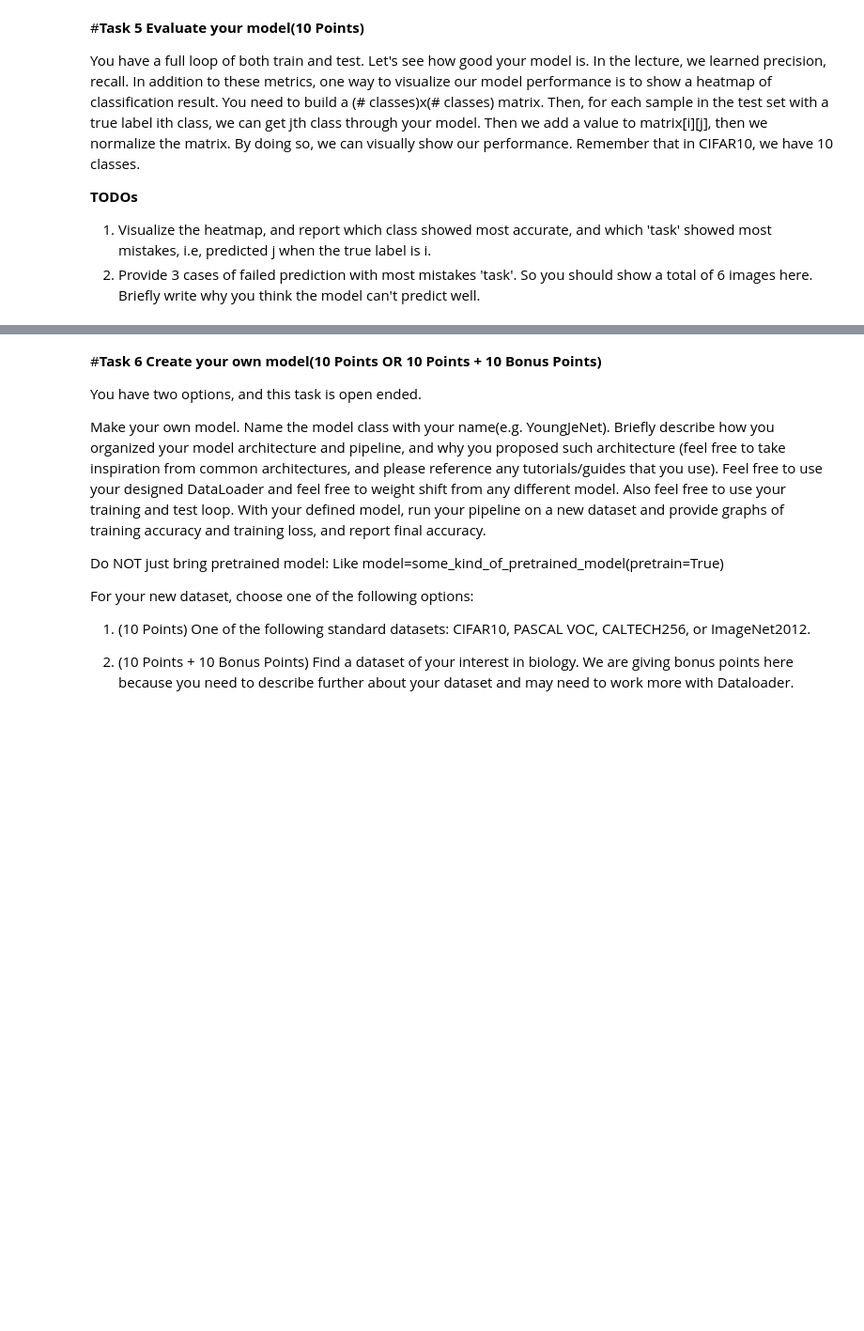
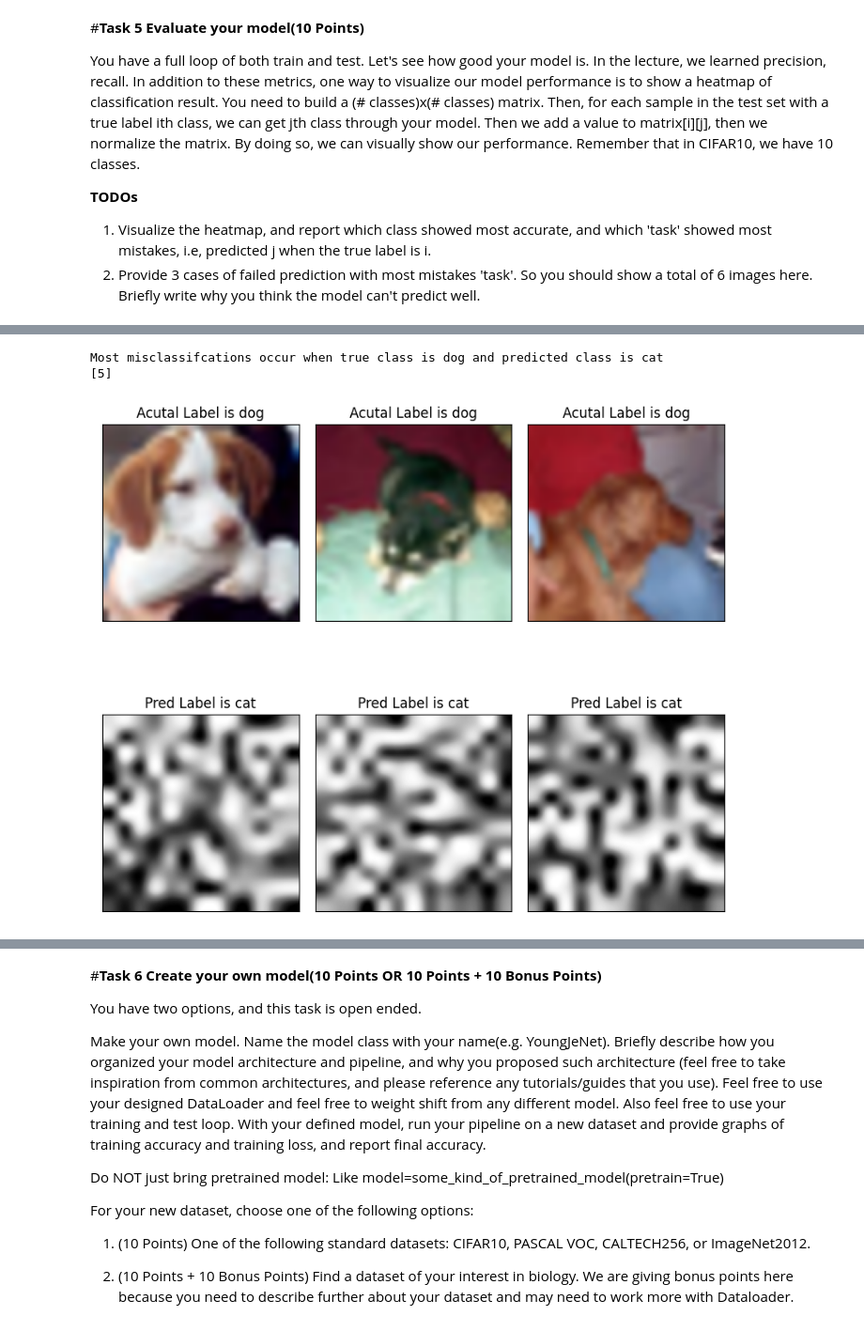
Before and after one commit to ThomasCZhang/CMU-02620-ML-Spring2023, a Jupyter notebook: HW4/02_620_HW4_Programming.ipynb, the cells around one changed output, grey strips where cells are left out. Shown at 94% size. Cells and saved outputs as stored; diff of their text form; code cells hidden in the pictures; blank space fills up the shorter version.

```diff
--- a/HW4/02_620_HW4_Programming.ipynb
+++ b/HW4/02_620_HW4_Programming.ipynb
@@ -388,0 +561,4 @@ Write analysis here
+# %%
+predicted_targets = target_prob.argmax(1).tolist()
+pretrain_predicted_targets = pretrain_target_prob.argmax(1).tolist()
+true_targets = testset.targets
@@ -388,0 +611,10 @@ Write analysis here
+# %%
+accuracy_arr = np.diagonal(heatmap_arr)
+print('Self Model')
+for a, b in zip(targets, accuracy_arr):
+    print(f'Accuracy of {a: >10s}: {b}')
+print('\n\n')
+pretrain_accuracy_arr = np.diagonal(pretrain_heatmap_arr)
+print('Pretrained Model')
+for a, b in zip(targets, pretrain_accuracy_arr):
+    print(f'Accuracy of {a: >10s}: {b}')
@@ -388,0 +639,41 @@ Write analysis here
+# %%
+mask = np.ones(pretrain_heatmap_arr.shape, dtype=bool)
+np.fill_diagonal(mask, 0)
+max_value = pretrain_heatmap_arr[mask].max()
+i, j = np.where(pretrain_heatmap_arr == max_value)
+print(f'Most misclassifcations occur when true class is {idx_to_class[i[0]]} and predicted class is {idx_to_class[j[0]]}')
+# %% [output]
+Most misclassifcations occur when true class is dog and predicted class is cat
+[5]
+# %%
+fig, axs = plt.subplots(2,3, figsize = (8, 8))
+total = 0
+for idx, (a, b) in enumerate(zip(true_targets, pretrain_predicted_targets)):
+    true_class = idx_to_class[a]
+    if true_class in ['dog']:
+        if idx_to_class[b] == 'cat':
+            # print(f'True Label was {true_class}. But model classified as {idx_to_class[b]}.')
+            img = testset.data[idx]
+            img = Image.fromarray(img)
+            img = img.resize((128, 128))
+            axs[0, total].imshow(img)
+            axs[0, total].set_xticks([])
+            axs[0, total].set_yticks([])
+            axs[0, total].set_title(f'Acutal Label is {true_class}')
+            # print(f'True Image')
+            # display(img)
+            img2 = full_pred[idx][b]
+            img2 = torchvision.transforms.ToPILImage()(img2)
+            img2 = img2.resize((128, 128))
+            axs[1, total].imshow(img2, cmap = 'Greys')
+            axs[1, total].set_xticks([])
+            axs[1, total].set_yticks([])
+            axs[1, total].set_title(f'Pred Label is {idx_to_class[b]}')
+            total += 1
+            # print(f'Classifier Version')
+            # display(img2)
+    if total > 2:
+        break
+fig.tight_layout()
+# %% [output]
+[figure, added]
```
Also changed, not shown: parts of 29 cells of this notebook.
